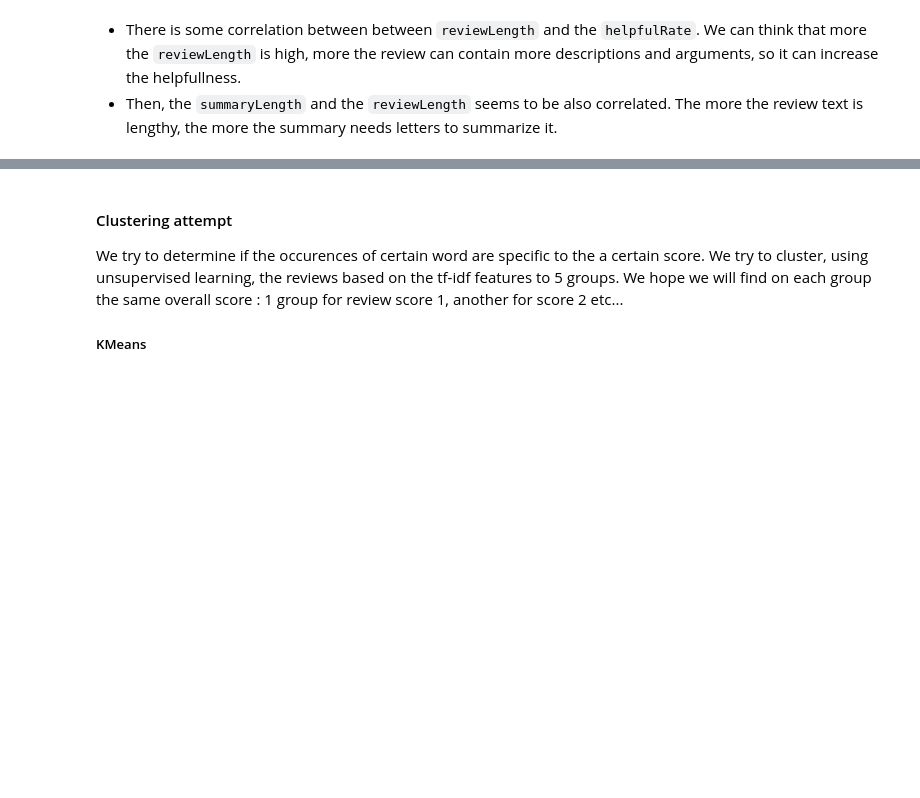
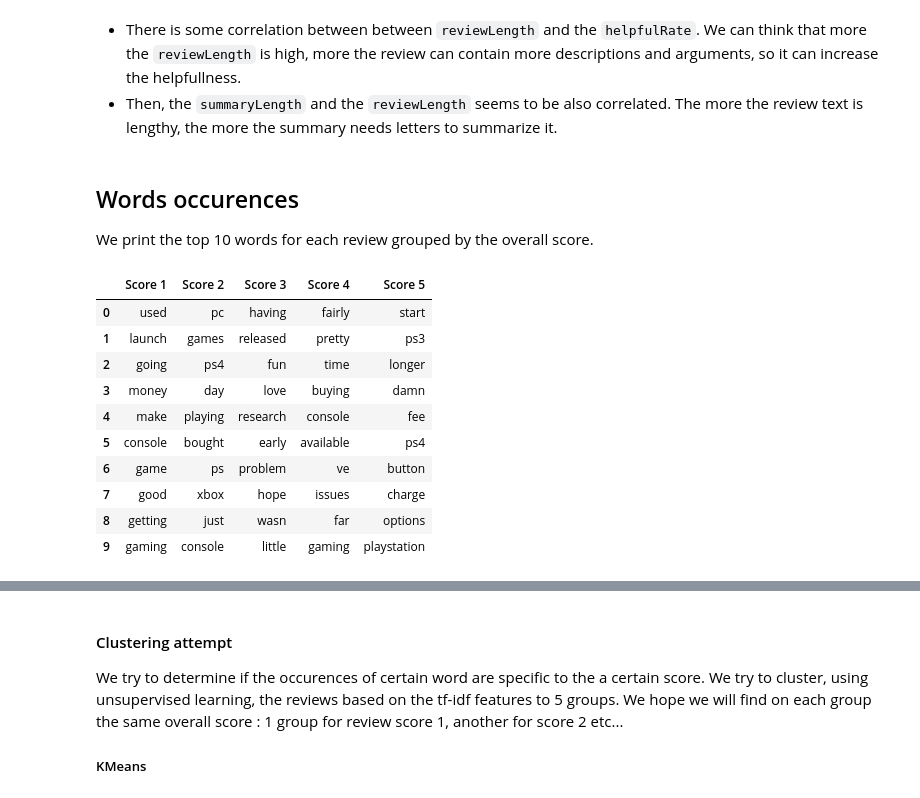
Before and after one commit to adamazon/adamazon-code, a Jupyter notebook: Project.ipynb, the cells around one changed output, grey strips where cells are left out. Drawn from its saved outputs; the diff is of its cells as text; code cells hidden in the pictures; blank space fills up the shorter version.

```diff
--- a/Project.ipynb
+++ b/Project.ipynb
@@ -445,3 +444,39 @@ plt.show()
 # %% [markdown]
 - There is some correlation between between `reviewLength` and the `helpfulRate`. We can think that more the `reviewLength` is high, more the review can contain more descriptions and arguments, so it can increase the helpfullness.
 - Then, the `summaryLength` and the `reviewLength` seems to be also correlated. The more the review text is lengthy, the more the summary needs letters to summarize it.
+# %% [markdown]
+## Words occurences
+We print the top 10 words for each review grouped by the overall score.
+# %%
+from sklearn.feature_extraction.text import TfidfVectorizer
+
+def get_top_words(text_series):
+    vectorizer = TfidfVectorizer(stop_words = 'english', min_df=5) # Remove stop words and words appearing in less than 5 examples
+    tfidf_matrix = vectorizer.fit_transform(text_series)
+    feature_names = vectorizer.get_feature_names()
+
+    feature_array = np.array(feature_names)
+    tfidf_sorting = np.argsort(tfidf_matrix.toarray()).flatten()[::-1]
+
+    n = 10
+    top_n = feature_array[tfidf_sorting][:n]
+    return top_n
+
+
+top_words_per_overall = pd.DataFrame()
+
+for i in range(5):
+    top_words_per_overall["Score " + str(i+1)] = get_top_words(most_reviewed_reviews[most_reviewed_reviews.overall == (i+1)].reviewText)
+top_words_per_overall
+# %% [output]
+|  | Score 1 | Score 2 | Score 3 | Score 4 | Score 5 |
+| 0 | used | pc | having | fairly | start |
+| 1 | launch | games | released | pretty | ps3 |
+| 2 | going | ps4 | fun | time | longer |
+| 3 | money | day | love | buying | damn |
+| 4 | make | playing | research | console | fee |
+| 5 | console | bought | early | available | ps4 |
+| 6 | game | ps | problem | ve | button |
+| 7 | good | xbox | hope | issues | charge |
+| 8 | getting | just | wasn | far | options |
+| 9 | gaming | console | little | gaming | playstation |
```
Also changed, not shown: parts of 14 cells of this notebook.
